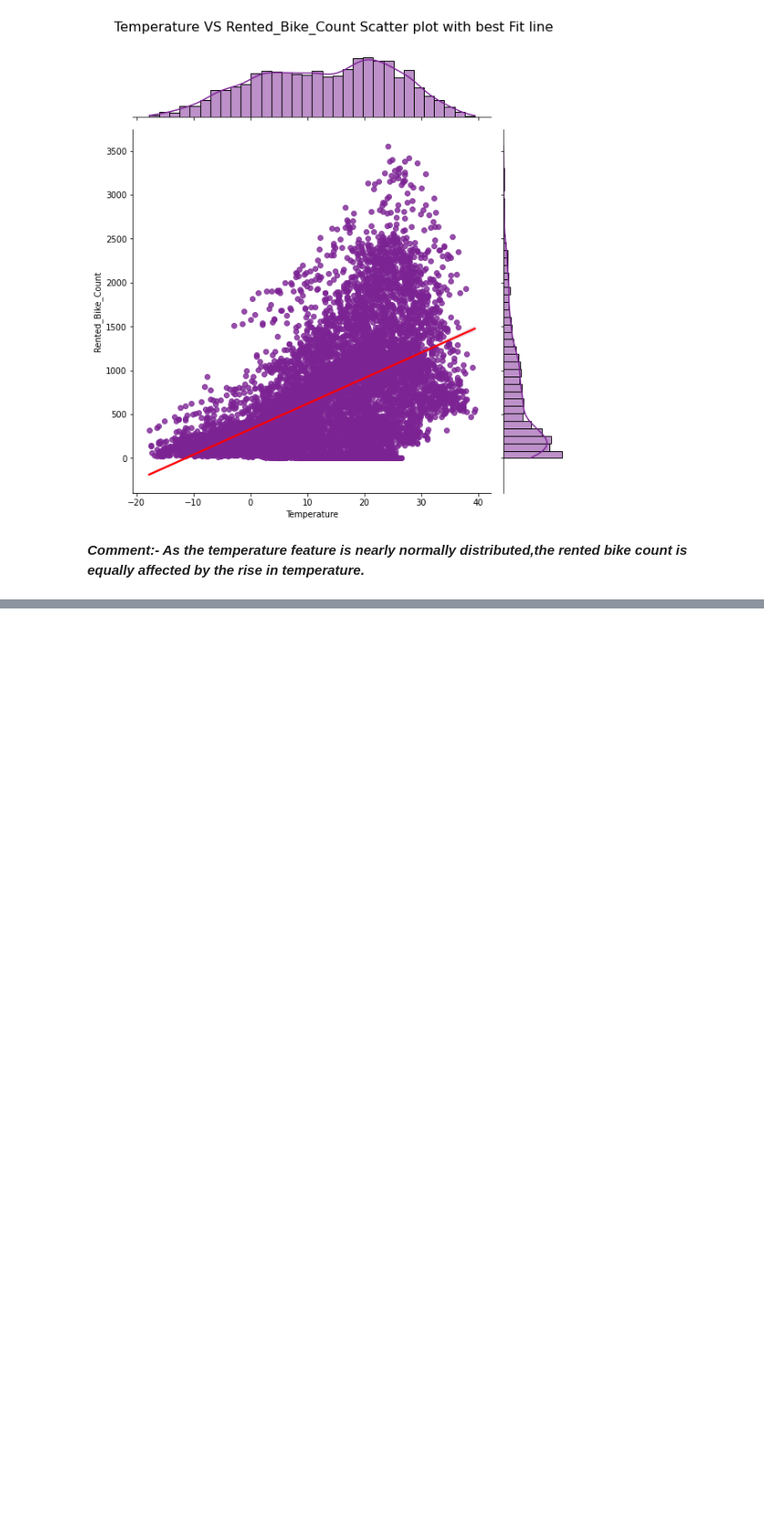
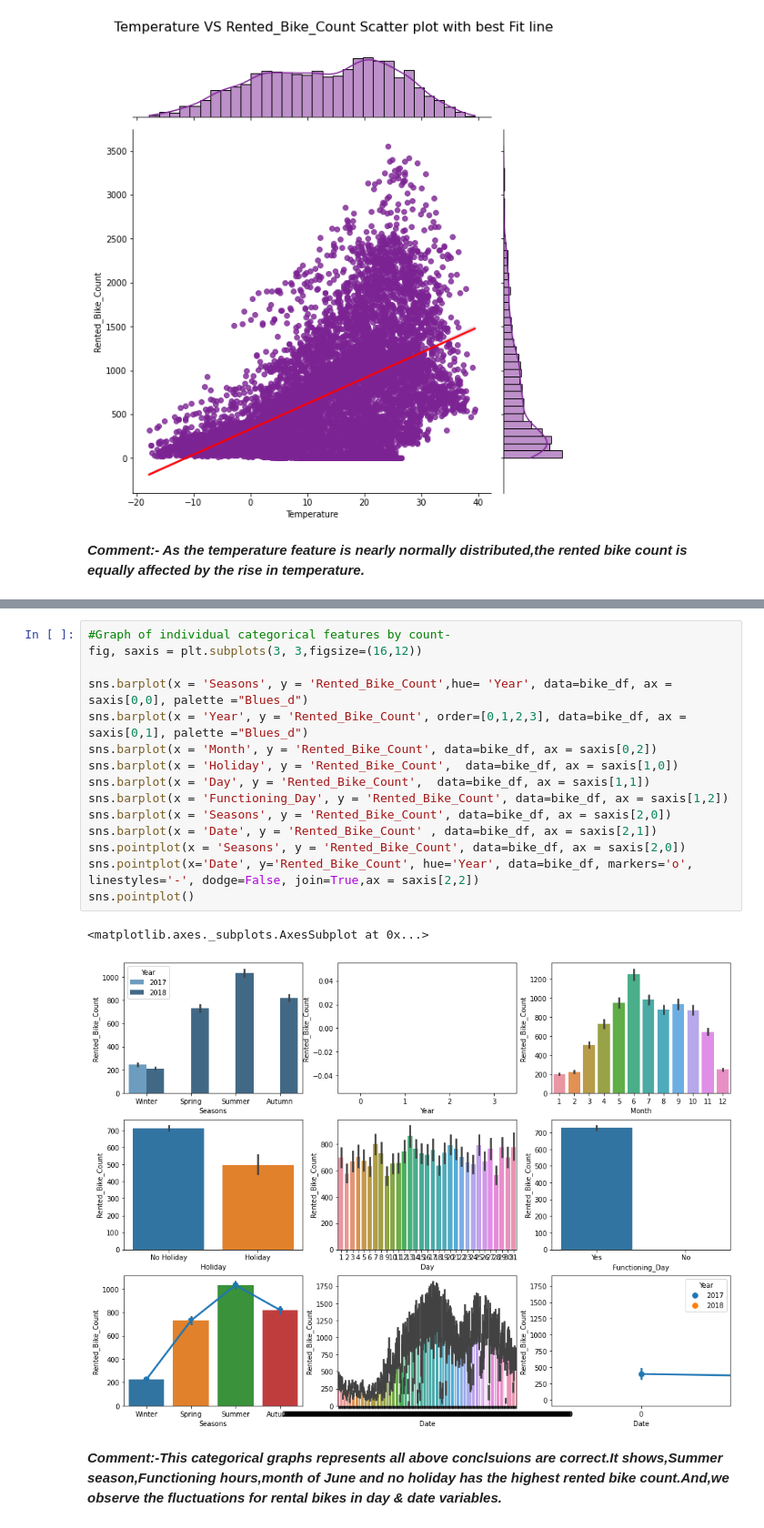
Before and after one commit to VermaSanjayrk/Seoul-Bike-Sharing-Demand-Prediction, a Jupyter notebook: Seoul_Bike_Sharing_Demand_Prediction.ipynb, the cells around one changed output, grey strips where cells are left out. Shown at 91% size. Drawn from its saved outputs; the diff is of its cells as text; blank space fills up the shorter version.

```diff
--- a/Seoul_Bike_Sharing_Demand_Prediction.ipynb
+++ b/Seoul_Bike_Sharing_Demand_Prediction.ipynb
@@ -241,0 +291,20 @@ plt.show()
+# %%
+#Graph of individual categorical features by count-
+fig, saxis = plt.subplots(3, 3,figsize=(16,12))
+
+sns.barplot(x = 'Seasons', y = 'Rented_Bike_Count',hue= 'Year', data=bike_df, ax = saxis[0,0], palette ="Blues_d")
+sns.barplot(x = 'Year', y = 'Rented_Bike_Count', order=[0,1,2,3], data=bike_df, ax = saxis[0,1], palette ="Blues_d")
+sns.barplot(x = 'Month', y = 'Rented_Bike_Count', data=bike_df, ax = saxis[0,2])
+sns.barplot(x = 'Holiday', y = 'Rented_Bike_Count',  data=bike_df, ax = saxis[1,0])
+sns.barplot(x = 'Day', y = 'Rented_Bike_Count',  data=bike_df, ax = saxis[1,1])
+sns.barplot(x = 'Functioning_Day', y = 'Rented_Bike_Count', data=bike_df, ax = saxis[1,2])
+sns.barplot(x = 'Seasons', y = 'Rented_Bike_Count', data=bike_df, ax = saxis[2,0])
+sns.barplot(x = 'Date', y = 'Rented_Bike_Count' , data=bike_df, ax = saxis[2,1])
+sns.pointplot(x = 'Seasons', y = 'Rented_Bike_Count', data=bike_df, ax = saxis[2,0])
+sns.pointplot(x='Date', y='Rented_Bike_Count', hue='Year', data=bike_df, markers='o', linestyles='-', dodge=False, join=True,ax = saxis[2,2])
+sns.pointplot()
+# %% [output]
+<matplotlib.axes._subplots.AxesSubplot at 0x...>
+[figure, added]
+# %% [markdown]
+***Comment:-This categorical graphs represents all above conclsuions are correct.It shows,Summer season,Functioning hours,month of June and no holiday has the highest rented bike count.And,we observe the fluctuations for rental bikes in day & date variables.***
```
Also changed, not shown: parts of 7 cells of this notebook.
